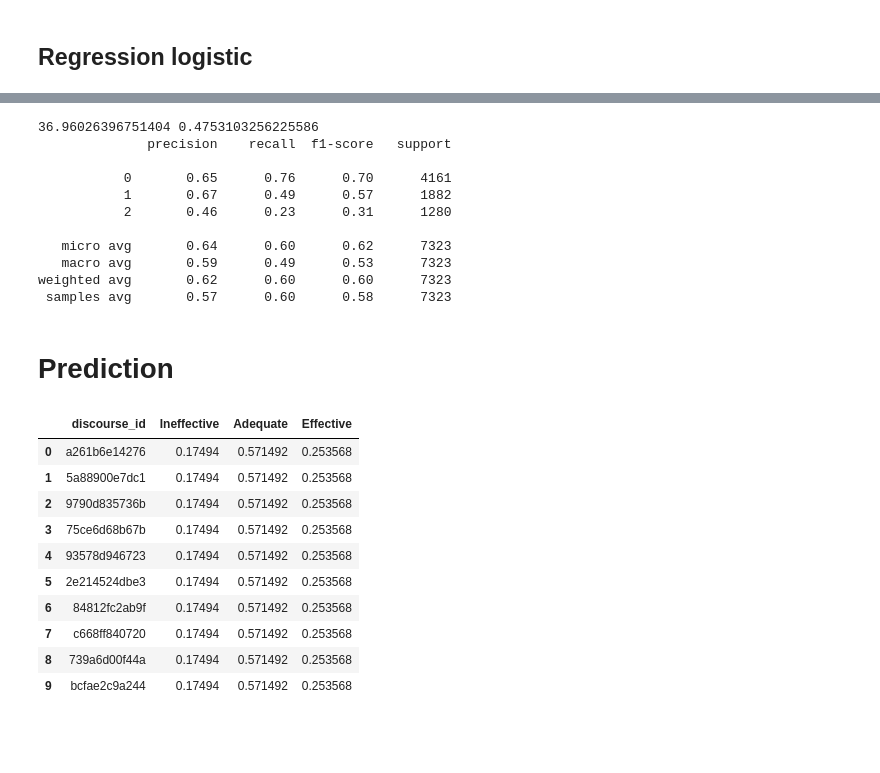
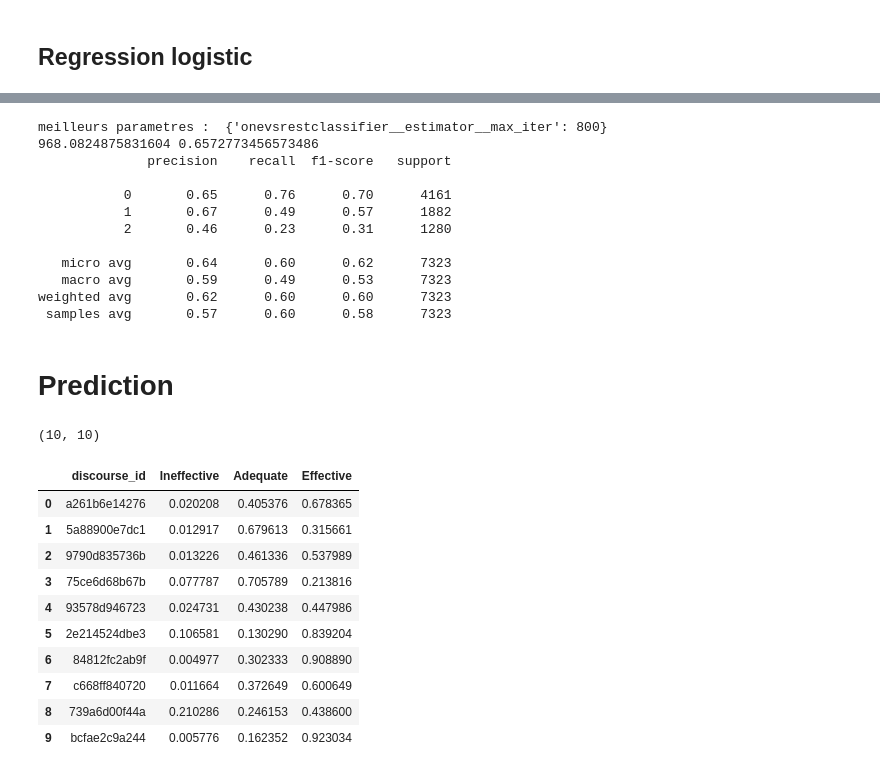
Before and after one commit to bonnefco/P8, a Jupyter notebook: P8_EDA_TF_IDF_MODELS.ipynb, the cells around one changed output, grey strips where cells are left out. Drawn from its saved outputs; the diff is of its cells as text; code cells hidden in the pictures; blank space fills up the shorter version.

Commit message:
Linear Regression Optimized

```diff
--- a/P8_EDA_TF_IDF_MODELS.ipynb
+++ b/P8_EDA_TF_IDF_MODELS.ipynb
@@ -450,27 +523,35 @@ weighted avg       0.32      0.57      0.41      7323
+# %%
+parameters = {
+    "onevsrestclassifier__estimator__max_iter": [800, 1000, 1200, 1500]
+}
 # %%
 numerical_features = list(X_train_encoded.select_dtypes(['int']).columns)+list(X_train_encoded.select_dtypes(['float']).columns)
 numerical_pipeline = make_pipeline(StandardScaler())
 
-L_R = LogisticRegression(max_iter= 200)
+L_R = LogisticRegression()
+
 multilabel_classifier = OneVsRestClassifier(L_R)
 preprocessor = make_column_transformer((numerical_pipeline, numerical_features))
 model_L_R = make_pipeline(preprocessor, multilabel_classifier)
 
+grid_L_R = GridSearchCV(model_L_R, param_grid = parameters, cv=5)
+
 start_time_fit = time.time()
-model_L_R.fit(X_train_encoded, df_labels_train)
-
+grid_L_R.fit(X_train_encoded, df_labels_train)
+print('meilleurs parametres : ', grid_L_R.best_params_)
 elapsed_time_fit = time.time() - start_time_fit #time
 
 start_time_predict = time.time()
-df_labels_pred = model_L_R.predict(X_test_encoded)
-df_labels_pred_proba = model_L_R.predict_proba(X_test_encoded)
+df_labels_pred = grid_L_R.predict(X_test_encoded)
+df_labels_pred_proba = grid_L_R.predict_proba(X_test_encoded)
 
 elapsed_time_predict = time.time() - start_time_predict #time
 print(elapsed_time_fit, elapsed_time_predict) #time
 
 print(classification_report(df_labels_test, df_labels_pred))
 # %% [output]
-36.96026396751404 0.4753103256225586
+meilleurs parametres :  {'onevsrestclassifier__estimator__max_iter': 800}
+968.0824875831604 0.6572773456573486
               precision    recall  f1-score   support
 
            0       0.65      0.76      0.70      4161
@@ -490,13 +571,16 @@ def pipeline_from_dataset_to_tokens(df, nb_words_to_save):
   df['no_stop_words'] = df['discourse_text_lemmatized'].transform(delete_stop_words_in_corpus)
   df['only_'+str(nb_words_to_save)+'_tokens'] = df['no_stop_words'].apply(delete_if_not_in)
   df['Longueur_texte'] = df['only_'+str(nb_words_to_save)+'_tokens'].apply(counter_len_in_text)
-  df = df[df['Longueur_texte']<150]
   df['type_and_tokens'] = df['discourse_type'].map(lambda i: [i]) + df['only_'+str(nb_words_to_save)+'_tokens']
+  #df = df[df['Longueur_texte']<150]
+  print(df.shape)
   return df
 # %%
 df_needed_to_predict = pd.read_csv('/content/drive/MyDrive/Colab_Notebooks/P8/dataset/test.csv',encoding="utf-8",header=(0))
-df_needed_to_predict = pipeline_from_dataset_to_tokens(df_needed_to_predict, nb_words_to_save = nb_words_to_save)
-X_to_predict = df_needed_to_predict['type_and_tokens']
+df_needed_to_predict_take_token = pipeline_from_dataset_to_tokens(df_needed_to_predict, nb_words_to_save = nb_words_to_save)
+X_to_predict = df_needed_to_predict_take_token['type_and_tokens']
+# %% [output]
+(10, 10)
 # %%
 list_words_test = X_to_predict.tolist()
 list_corpus_test = []
@@ -516,14 +594,18 @@ sample = sample[['discourse_id' ,'Ineffective', 'Adequate', 'Effective']]
-# %%
-sample
-# %% [output]
-|  | discourse_id | Ineffective | Adequate | Effective |
-| 0 | a261b6e14276 | 0.17494 | 0.571492 | 0.253568 |
-| 1 | 5a88900e7dc1 | 0.17494 | 0.571492 | 0.253568 |
-| 2 | 9790d835736b | 0.17494 | 0.571492 | 0.253568 |
-| 3 | 75ce6d68b67b | 0.17494 | 0.571492 | 0.253568 |
-| 4 | 93578d946723 | 0.17494 | 0.571492 | 0.253568 |
-| 5 | 2e214524dbe3 | 0.17494 | 0.571492 | 0.253568 |
-| 6 | 84812fc2ab9f | 0.17494 | 0.571492 | 0.253568 |
-| 7 | c668ff840720 | 0.17494 | 0.571492 | 0.253568 |
-| 8 | 739a6d00f44a | 0.17494 | 0.571492 | 0.253568 |
-| 9 | bcfae2c9a244 | 0.17494 | 0.571492 | 0.253568 |
+# %%
+df_predicted = pd.DataFrame(grid_L_R.predict_proba(X_to_predict_encoded), columns = list(lb.classes_))
+df_predicted['discourse_id'] = df_needed_to_predict['discourse_id']
+df_predicted = df_predicted[['discourse_id' ,'Ineffective', 'Adequate', 'Effective']]
+df_predicted.to_csv('submission.csv',index=False)
+df_predicted
+# %% [output]
+|  | discourse_id | Ineffective | Adequate | Effective |
+| 0 | a261b6e14276 | 0.020208 | 0.405376 | 0.678365 |
+| 1 | 5a88900e7dc1 | 0.012917 | 0.679613 | 0.315661 |
+| 2 | 9790d835736b | 0.013226 | 0.461336 | 0.537989 |
+| 3 | 75ce6d68b67b | 0.077787 | 0.705789 | 0.213816 |
+| 4 | 93578d946723 | 0.024731 | 0.430238 | 0.447986 |
+| 5 | 2e214524dbe3 | 0.106581 | 0.130290 | 0.839204 |
+| 6 | 84812fc2ab9f | 0.004977 | 0.302333 | 0.908890 |
+| 7 | c668ff840720 | 0.011664 | 0.372649 | 0.600649 |
+| 8 | 739a6d00f44a | 0.210286 | 0.246153 | 0.438600 |
+| 9 | bcfae2c9a244 | 0.005776 | 0.162352 | 0.923034 |
```
Also changed, not shown: parts of 10 cells of this notebook.
